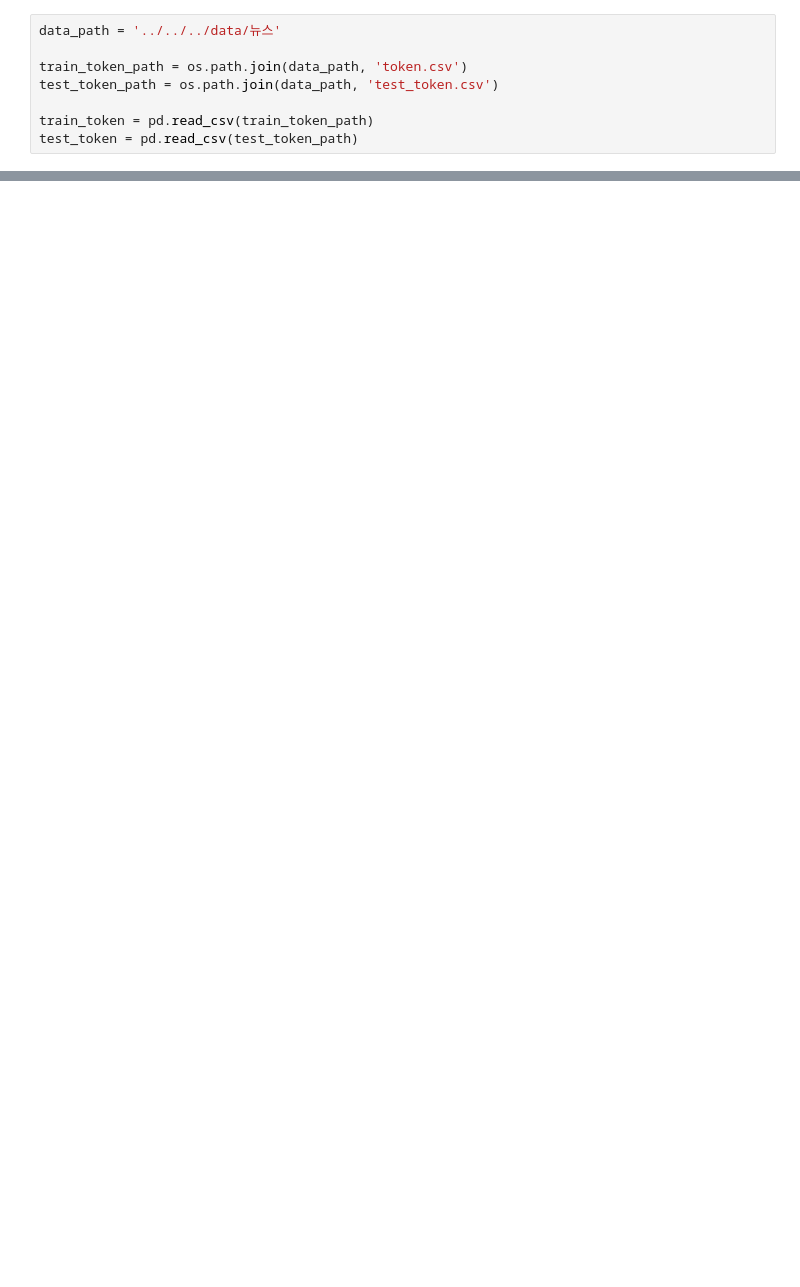
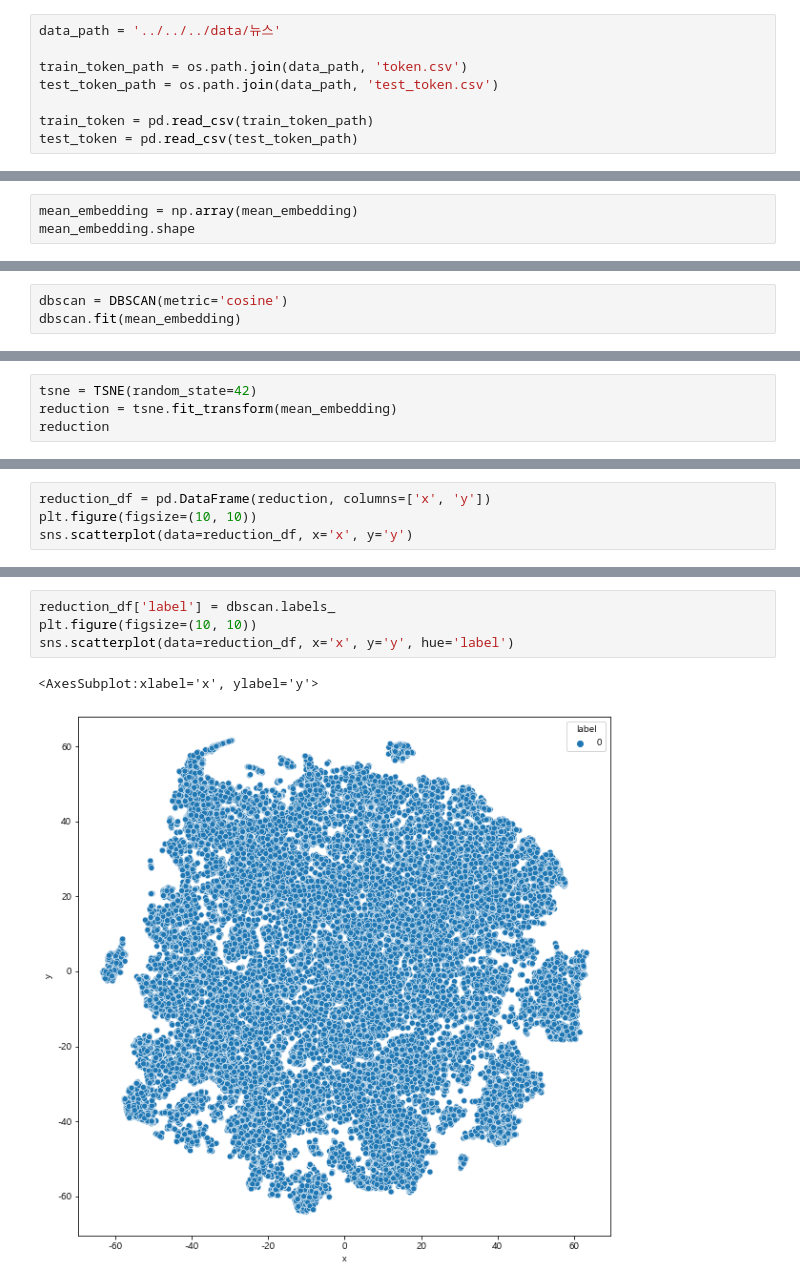
Before and after one commit to kwjinwoo/DCC, a Jupyter notebook: nlp/task2/jinwoo/embedding.ipynb, the cells around one changed output, grey strips where cells are left out. Drawn from its saved outputs; the diff is of its cells as text; blank space fills up the shorter version.

Commit message:
embedding

```diff
--- a/nlp/task2/jinwoo/embedding.ipynb
+++ b/nlp/task2/jinwoo/embedding.ipynb
@@ -18,0 +72,3 @@ RuntimeError: you must first build vocabulary before training the model
+# %%
+mean_embedding = np.array(mean_embedding)
+mean_embedding.shape
@@ -18,0 +79,3 @@ RuntimeError: you must first build vocabulary before training the model
+# %%
+dbscan = DBSCAN(metric='cosine')
+dbscan.fit(mean_embedding)
@@ -18,0 +86,4 @@ RuntimeError: you must first build vocabulary before training the model
+# %%
+tsne = TSNE(random_state=42)
+reduction = tsne.fit_transform(mean_embedding)
+reduction
@@ -18,0 +98,4 @@ RuntimeError: you must first build vocabulary before training the model
+# %%
+reduction_df = pd.DataFrame(reduction, columns=['x', 'y'])
+plt.figure(figsize=(10, 10))
+sns.scatterplot(data=reduction_df, x='x', y='y')
@@ -18,0 +105,7 @@ RuntimeError: you must first build vocabulary before training the model
+# %%
+reduction_df['label'] = dbscan.labels_
+plt.figure(figsize=(10, 10))
+sns.scatterplot(data=reduction_df, x='x', y='y', hue='label')
+# %% [output]
+<AxesSubplot:xlabel='x', ylabel='y'>
+[figure, added]
```
Also changed, not shown: parts of 14 cells of this notebook, 1 other file.
